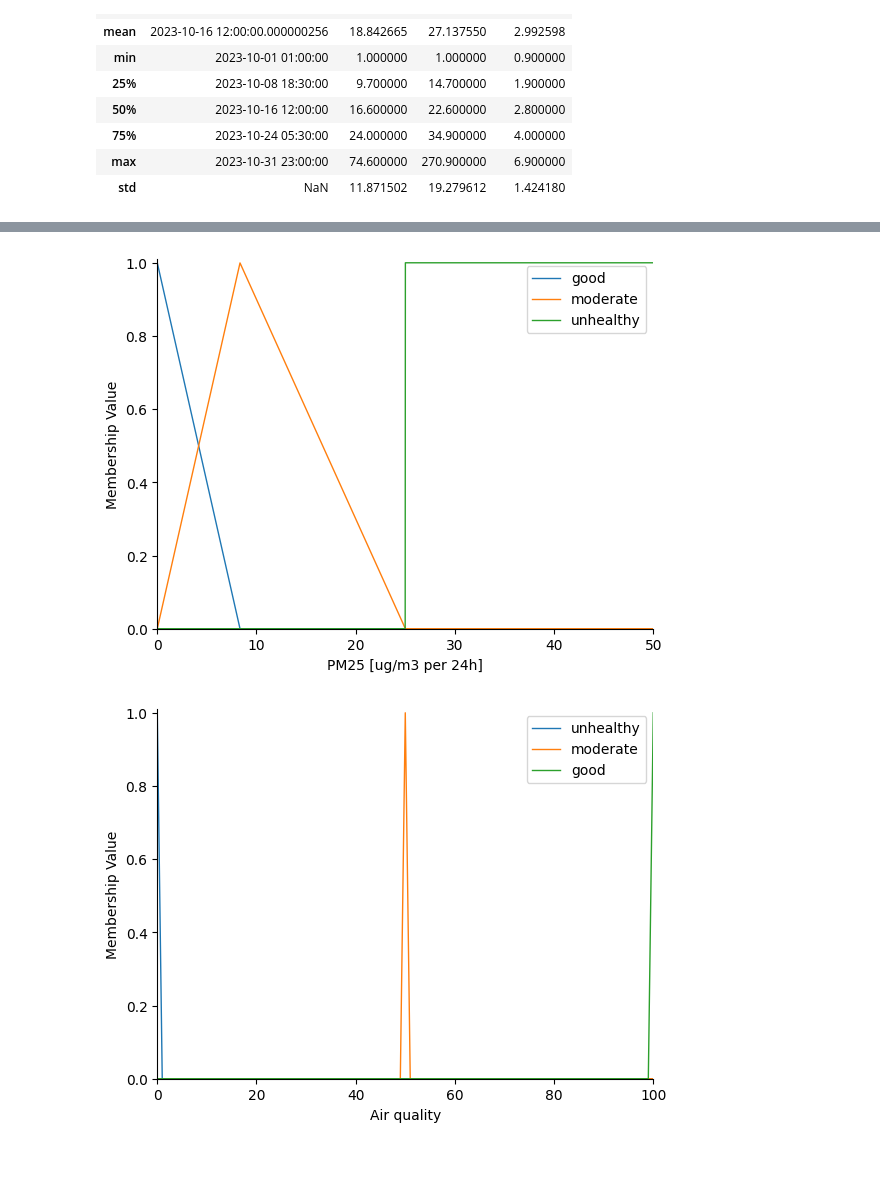
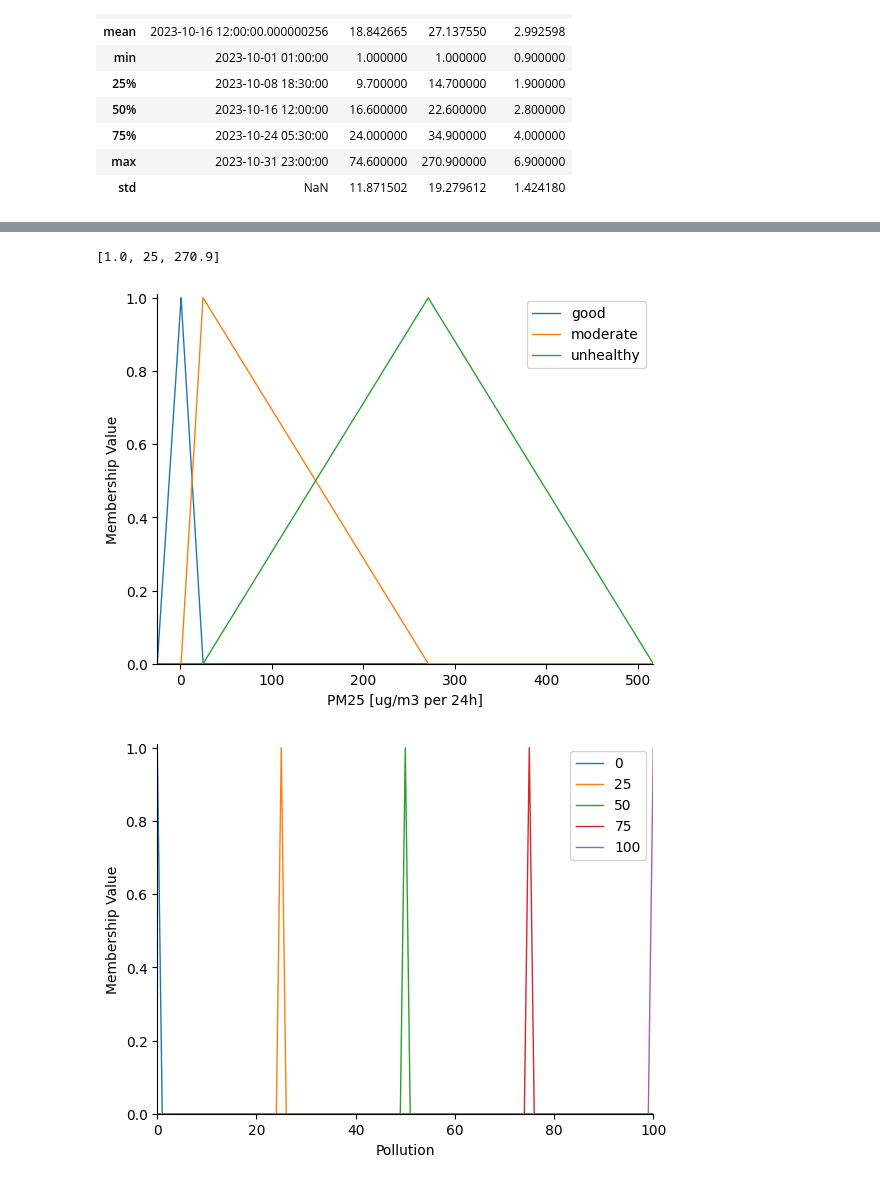
Before and after one commit to kosiyyu/air-quality-assessment-system, a Jupyter notebook: air_quality_full.ipynb, the cells around one changed output, grey strips where cells are left out. Cells and saved outputs as stored; diff of their text form; code cells hidden in the pictures.

```diff
--- a/air_quality_full.ipynb
+++ b/air_quality_full.ipynb
@@ -92,12 +91,17 @@ df.describe()
 | max | 2023-10-31 23:00:00 | 74.600000 | 270.900000 | 6.900000 |
 | std | NaN | 11.871502 | 19.279612 | 1.424180 |
 # %%
-df["PM10"] = np.where(df["PM10"] > pm10_safe_limit, pm10_safe_limit, df["PM10"])
-df["PM25"] = np.where(df["PM25"] > pm25_safe_limit, pm25_safe_limit, df["PM25"])
+# df["PM10"] = np.where(df["PM10"] > pm10_safe_limit, pm10_safe_limit, df["PM10"])
+# df["PM25"] = np.where(df["PM25"] > pm25_safe_limit, pm25_safe_limit, df["PM25"])
 
 pm10_max = df["PM10"].max()
-pm25_max = df["PM10"].max()
+pm25_max = df["PM25"].max()
 wind_max = df["Wind"].max()
+
+pm10_min = df["PM10"].min()
+pm25_min = df["PM25"].min()
+wind_min = df["Wind"].min()
+
 df.head()
 # %% [output]
 |  | Date Time_df | PM10 | PM25 | Wind |
@@ -128,13 +140,18 @@ plt.show()
 # %%
-pm25 = ctrl.Antecedent(np.arange(0, pm25_max + step_size, step_size), "pm25")
-pm25[good] = fuzz.trimf(pm25.universe, [0, 0, pm25_safe_limit / 3])
-pm25[moderate] = fuzz.trimf(pm25.universe, [0, pm25_safe_limit / 3, pm25_safe_limit])
-pm25[unhealthy] = fuzz.trapmf(pm25.universe, [pm25_safe_limit, pm25_safe_limit, pm25_max, pm25_max])
+pm25_list = [pm25_min, pm25_safe_limit, pm25_max]
+pm25_list.sort()
+print(pm25_list)
+
+pm25 = ctrl.Antecedent(np.arange(-pm25_list[1], pm25_list[2] + (pm25_list[2] - pm25_list[1]) + step_size, step_size), "pm25")
+pm25[good] = fuzz.trimf(pm25.universe, [-pm25_list[1], pm25_list[0], pm25_list[1]])
+pm25[moderate] = fuzz.trimf(pm25.universe, [pm25_list[0], pm25_list[1], pm25_list[2]])
+pm25[unhealthy] = fuzz.trimf(pm25.universe, [pm25_list[1], pm25_list[2], pm25_list[2] + (pm25_list[2] - pm25_list[1])])
 pm25.view()
 
 plt.xlabel("PM25 [ug/m3 per 24h]")
 plt.ylabel("Membership Value")
 plt.legend()
 plt.show()
 # %% [output]
+[1.0, 25, 270.9]
-[figure, old version]
+[figure, new version]
@@ -141,14 +170,16 @@ plt.show()
 # %%
-air_quality = ctrl.Consequent(np.arange(0, 101, 1), "air_quality", defuzzify_method="centroid")
-air_quality[unhealthy] = fuzz.trimf(air_quality.universe, [0, 0, 0])
-air_quality[moderate] = fuzz.trimf(air_quality.universe, [50, 50, 50])
-air_quality[good] = fuzz.trimf(air_quality.universe, [100, 100, 100])
-air_quality.view()
+pollution = ctrl.Consequent(np.arange(0, 101, 1), "pollution", defuzzify_method="centroid")
+pollution[pollution_minimal] = fuzz.trimf(pollution.universe, [0, 0, 0])
+pollution[pollution_low] = fuzz.trimf(pollution.universe, [25, 25, 25])
+pollution[pollution_normal] = fuzz.trimf(pollution.universe, [50, 50, 50])
+pollution[pollution_high] = fuzz.trimf(pollution.universe, [75, 75, 75])
+pollution[pollution_maximum] = fuzz.trimf(pollution.universe, [100, 100, 100])
+pollution.view()
 
-plt.xlabel("Air quality")
+plt.xlabel("Pollution")
 plt.ylabel("Membership Value")
 plt.legend()
 plt.show()
 # %% [output]
-[figure, old version]
+[figure, new version]
 # %%
```
Also changed, not shown: parts of 15 cells of this notebook.
